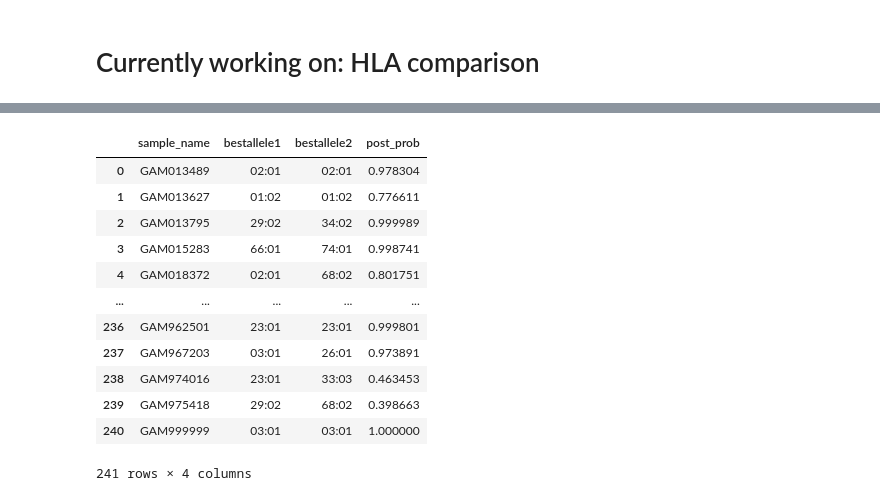
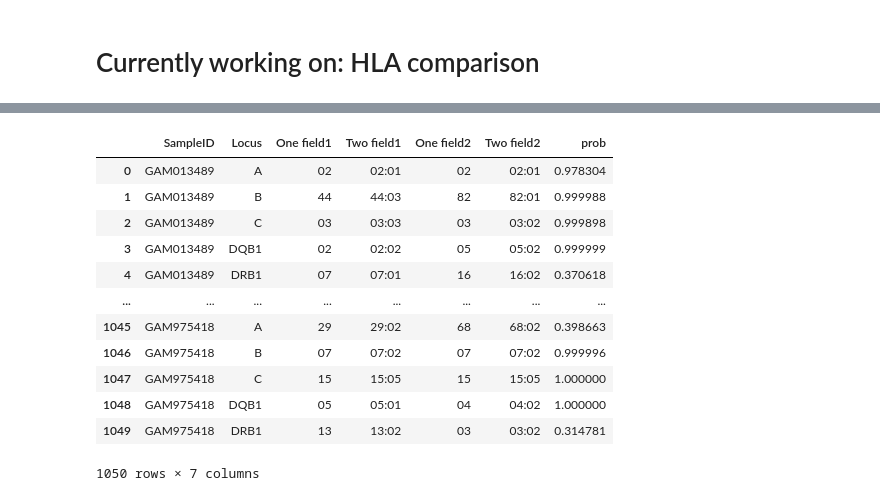
Before and after one commit to Suuuuuuuus/LCWGS_pipeline, a Jupyter notebook: scripts/notebooks/lcwgs_tmp.ipynb, the cells around one changed output, grey strips where cells are left out. Drawn from its saved outputs; the diff is of its cells as text; code cells hidden in the pictures.

```diff
--- a/scripts/notebooks/lcwgs_tmp.ipynb
+++ b/scripts/notebooks/lcwgs_tmp.ipynb
@@ -211,26 +161,35 @@ triplet
 # %%
 sample_linker = pd.read_csv('data/metadata/sample_linker.csv')
 idt_to_exclude = list(sample_linker[sample_linker['Sample_Name'].str.contains('mini')]['Seq_Name'].values)
 sample_linker = {k:v for k, v in zip(sample_linker['Seq_Name'], sample_linker['Chip_Name'])}
 
-imputed_A = pd.read_csv('/well/band/users/rbx225/GAMCC/results/hla/imputation/genes/A/quilt.hla.output.combined.topresult.txt', sep = '\t')
-imputed_A = imputed_A[['sample_name', 'bestallele1', 'bestallele2', 'post_prob']]
-
-# imputed_A = imputed_A[~imputed_A['sample_name'].isin(idt_to_exclude)]
-
-imputed_A = imputed_A.apply(clean_hla_imputed, axis = 1).sort_values(by = 'sample_name').reset_index(drop = True)
-imputed_A
+imputed_lst = []
+for g in loci:
+    imputed = pd.read_csv('/well/band/users/rbx225/GAMCC/results/hla/imputation/genes/' + g + '/quilt.hla.output.combined.topresult.txt', sep = '\t')
+    imputed = imputed[['sample_name', 'bestallele1', 'bestallele2', 'post_prob']]
+    imputed['Locus'] = g
+    imputed.columns = ['SampleID', 'Two field1', 'Two field2', 'prob', 'Locus']
+    imputed['One field1'] = imputed['Two field1'].str.split('*').str.get(1).str.split(':').str.get(0)
+    imputed['One field2'] = imputed['Two field2'].str.split('*').str.get(1).str.split(':').str.get(0)
+    imputed['Two field1'] = imputed['Two field1'].str.split('*').str.get(1)
+    imputed['Two field2'] = imputed['Two field2'].str.split('*').str.get(1)
+    imputed = imputed[~imputed['SampleID'].isin(idt_to_exclude)]
+    imputed['SampleID'] = imputed['SampleID'].apply(lambda x: sample_linker[x])
+    imputed_lst.append(imputed)
+imputed = pd.concat(imputed_lst).sort_values(by = ['SampleID', 'Locus']).reset_index(drop = True)
+imputed = imputed[['SampleID', 'Locus', 'One field1', 'Two field1', 'One field2', 'Two field2', 'prob']]
+imputed
 # %% [output]
-|  | sample_name | bestallele1 | bestallele2 | post_prob |
-| 0 | GAM013489 | 02:01 | 02:01 | 0.978304 |
-| 1 | GAM013627 | 01:02 | 01:02 | 0.776611 |
-| 2 | GAM013795 | 29:02 | 34:02 | 0.999989 |
-| 3 | GAM015283 | 66:01 | 74:01 | 0.998741 |
-| 4 | GAM018372 | 02:01 | 68:02 | 0.801751 |
-| ... | ... | ... | ... | ... |
-| 236 | GAM962501 | 23:01 | 23:01 | 0.999801 |
-| 237 | GAM967203 | 03:01 | 26:01 | 0.973891 |
-| 238 | GAM974016 | 23:01 | 33:03 | 0.463453 |
-| 239 | GAM975418 | 29:02 | 68:02 | 0.398663 |
-| 240 | GAM999999 | 03:01 | 03:01 | 1.000000 |
+|  | SampleID | Locus | One field1 | Two field1 | One field2 | Two field2 | prob |
+| 0 | GAM013489 | A | 02 | 02:01 | 02 | 02:01 | 0.978304 |
+| 1 | GAM013489 | B | 44 | 44:03 | 82 | 82:01 | 0.999988 |
+| 2 | GAM013489 | C | 03 | 03:03 | 03 | 03:02 | 0.999898 |
+| 3 | GAM013489 | DQB1 | 02 | 02:02 | 05 | 05:02 | 0.999999 |
+| 4 | GAM013489 | DRB1 | 07 | 07:01 | 16 | 16:02 | 0.370618 |
+| ... | ... | ... | ... | ... | ... | ... | ... |
+| 1045 | GAM975418 | A | 29 | 29:02 | 68 | 68:02 | 0.398663 |
+| 1046 | GAM975418 | B | 07 | 07:02 | 07 | 07:02 | 0.999996 |
+| 1047 | GAM975418 | C | 15 | 15:05 | 15 | 15:05 | 1.000000 |
+| 1048 | GAM975418 | DQB1 | 05 | 05:01 | 04 | 04:02 | 1.000000 |
+| 1049 | GAM975418 | DRB1 | 13 | 13:02 | 03 | 03:02 | 0.314781 |
-241 rows × 4 columns
+1050 rows × 7 columns
```
Also changed, not shown: parts of 33 cells of this notebook, 3 other files.
